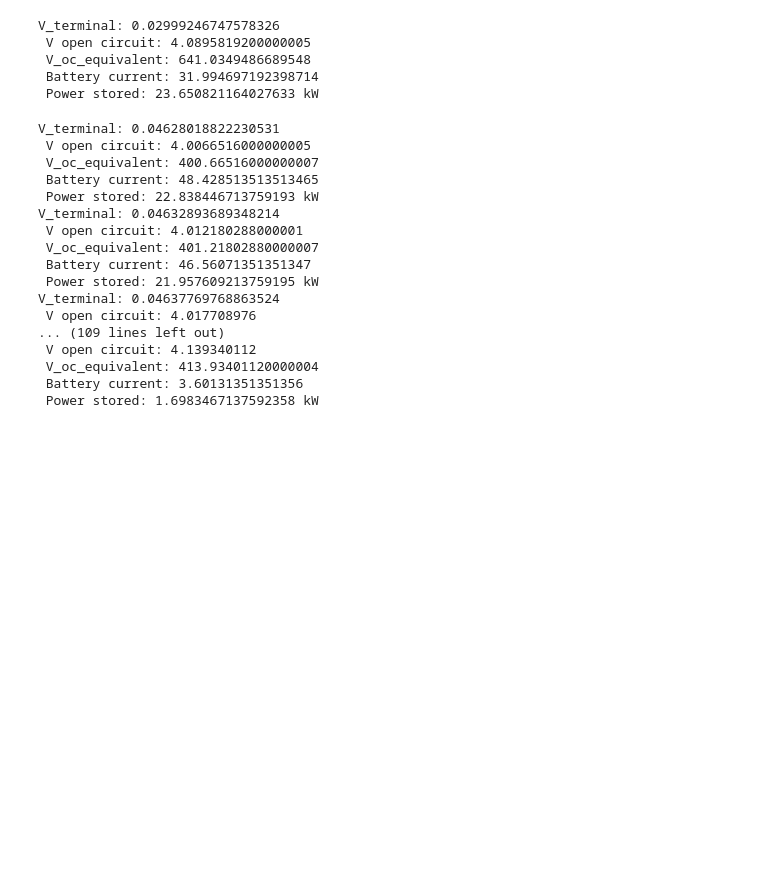
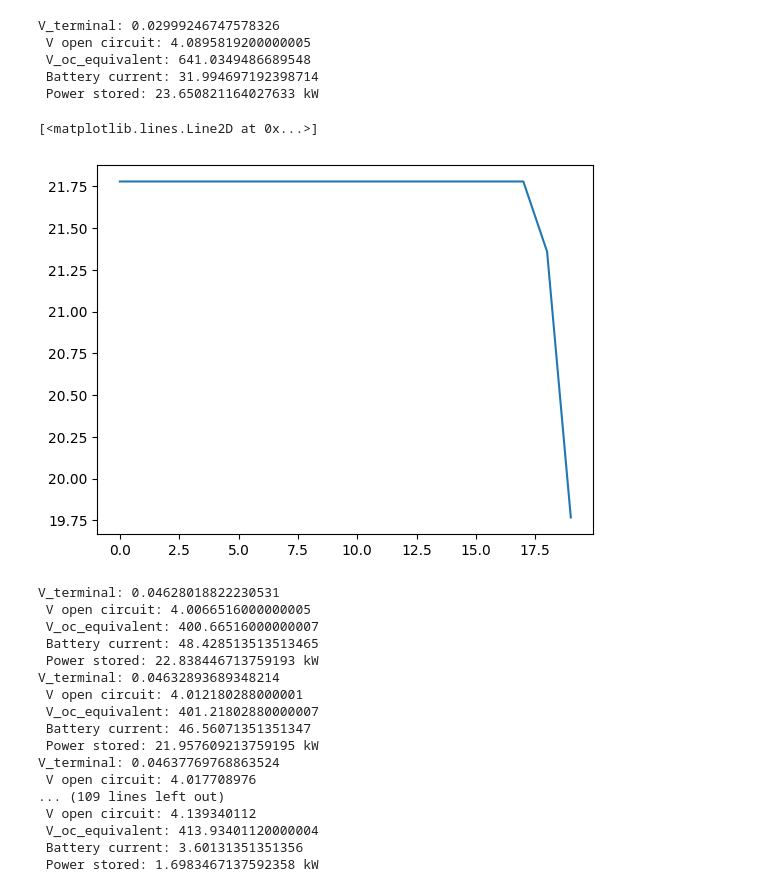
Before and after one commit to ChullEPG/solar_storage_sizing_optimization, a Jupyter notebook: run_model.ipynb, the cells around one changed output. Cells and saved outputs as stored; diff of their text form; code cells hidden in the pictures; blank space fills up the shorter version.

```diff
--- a/run_model.ipynb
+++ b/run_model.ipynb
@@ -968,6 +982,24 @@ V_terminal: 0.02999246747578326
  V_oc_equivalent: 641.0349486689548
  Battery current: 31.994697192398714
  Power stored: 23.650821164027633 kW
+# %%
+effs = []
+charge = []
+for state_of_charge in np.arange(0,100, 5):
+    if state_of_charge <= 85 :
+        curr_charge_efficiency = a['battery_charging_efficiency']
+    else:
+        #curr_charge_efficiency = a['battery_charging_efficiency'] * battery_current_energy
+        curr_charge_efficiency = (1 - math.exp((state_of_charge-85)/4)/120) #TODO: Chat with Brendan to get the actual equation
+
+    effs.append(curr_charge_efficiency)
+    charge.append(curr_charge_efficiency * 22)
+
+#plt.plot(effs)
+plt.plot(charge)
+# %% [output]
+[<matplotlib.lines.Line2D at 0x...>]
+[figure, added]
 # %%
 currents = []
 voltages = []
```
Also changed, not shown: parts of 4 cells of this notebook, 11 other files.
